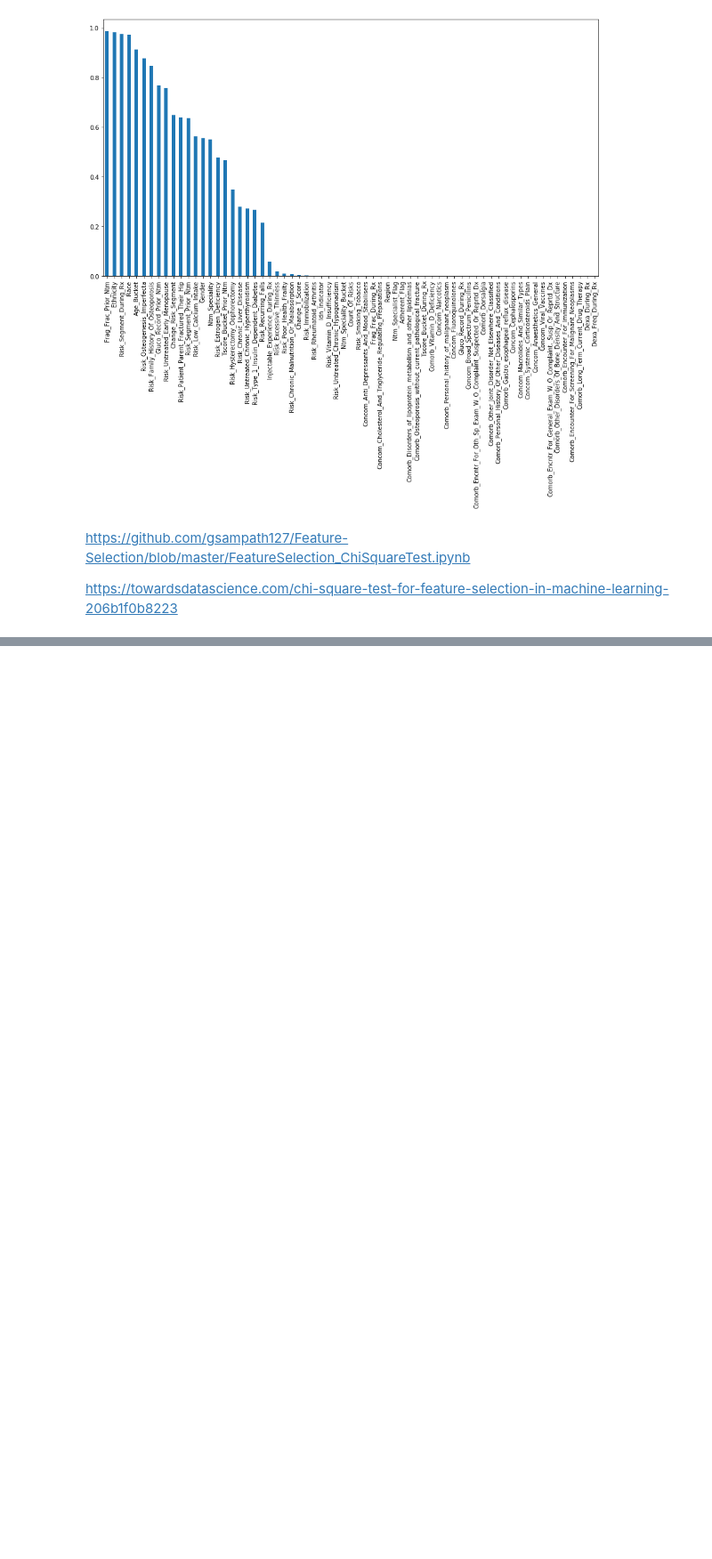
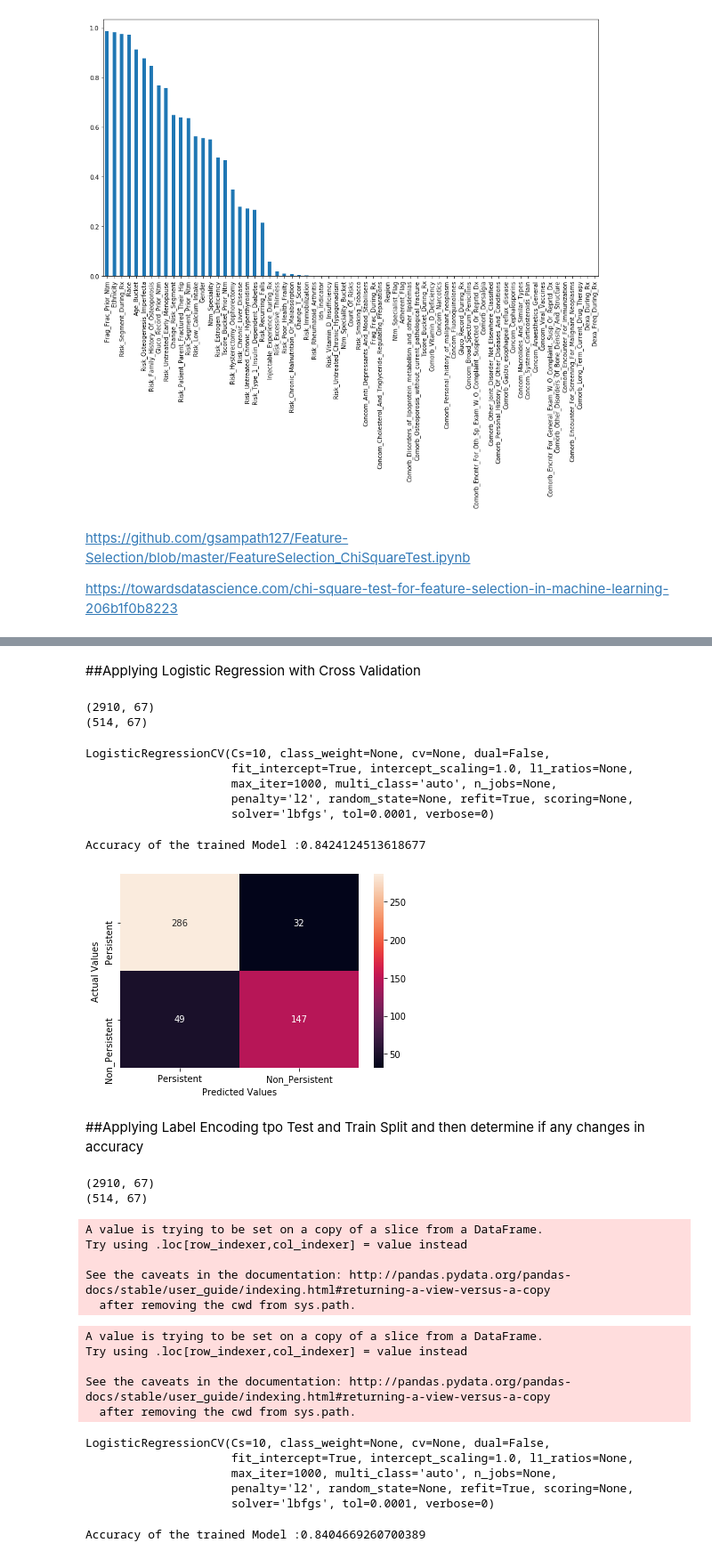
Before and after one commit to plaban1981/Pharmaceutical-Classification, a Jupyter notebook: Pharma_Classification.ipynb, the cells around one changed output, grey strips where cells are left out. Shown at 89% size. Cells and saved outputs as stored; diff of their text form; code cells hidden in the pictures; blank space fills up the shorter version.

```diff
--- a/Pharma_Classification.ipynb
+++ b/Pharma_Classification.ipynb
@@ -156,0 +469,2 @@ dtype: float64
+# %% [markdown]
+##Applying Logistic Regression  with Cross Validation
@@ -156,0 +477,36 @@ dtype: float64
+# %%
+label_encoder = LabelEncoder()
+for col in X.columns:
+  X[col] = label_encoder.fit_transform(X[col])
+# %%
+from sklearn.model_selection import train_test_split
+X_train,X_test,y_train,y_test = train_test_split(X,Y,test_size=0.15,random_state=1)
+print(X_train.shape)
+print(X_test.shape)
+# %% [output]
+(2910, 67)
+(514, 67)
+# %%
+lr_cv.fit(X_train,y_train)
+# %% [output]
+LogisticRegressionCV(Cs=10, class_weight=None, cv=None, dual=False,
+                     fit_intercept=True, intercept_scaling=1.0, l1_ratios=None,
+                     max_iter=1000, multi_class='auto', n_jobs=None,
+                     penalty='l2', random_state=None, refit=True, scoring=None,
+                     solver='lbfgs', tol=0.0001, verbose=0)
+# %%
+y_pred = lr_cv.predict(X_test)
+# %%
+print(f'Accuracy of the trained Model :{accuracy_score(y_pred,y_test)}')
+# %% [output]
+Accuracy of the trained Model :0.8424124513618677
+# %%
+cm = confusion_matrix(y_test,y_pred)
+sns.heatmap(cm,annot=True,fmt='g',xticklabels=['Persistent','Non_Persistent'],yticklabels=['Persistent','Non_Persistent'])
+plt.xlabel('Predicted Values')
+plt.ylabel('Actual Values')
+plt.show()
+# %% [output]
+[figure, added]
+# %% [markdown]
+##Applying Label Encoding tpo Test and Train Split and then determine if any changes in accuracy
@@ -156,0 +516,38 @@ dtype: float64
+# %%
+from sklearn.model_selection import train_test_split
+X_train,X_test,y_train,y_test = train_test_split(X,Y,test_size=0.15,random_state=1)
+print(X_train.shape)
+print(X_test.shape)
+# %% [output]
+(2910, 67)
+(514, 67)
+# %%
+label_encoder = LabelEncoder()
+for col in X_train.columns:
+  label_encoder.fit(X_train[col])
+  X_train[col] = label_encoder.transform(X_train[col])
+# %% [output]
+A value is trying to be set on a copy of a slice from a DataFrame.
+Try using .loc[row_indexer,col_indexer] = value instead
+
+See the caveats in the documentation: http://pandas.pydata.org/pandas-docs/stable/user_guide/indexing.html#returning-a-view-versus-a-copy
+  after removing the cwd from sys.path.
+# %%
+label_encoder = LabelEncoder()
+for col in X_test.columns:
+  label_encoder.fit(X_test[col])
+  X_test[col] = label_encoder.transform(X_test[col])
+# %% [output]
+A value is trying to be set on a copy of a slice from a DataFrame.
+Try using .loc[row_indexer,col_indexer] = value instead
+
+See the caveats in the documentation: http://pandas.pydata.org/pandas-docs/stable/user_guide/indexing.html#returning-a-view-versus-a-copy
+  after removing the cwd from sys.path.
+# %%
+lr_cv.fit(X_train,y_train)
+# %% [output]
+LogisticRegressionCV(Cs=10, class_weight=None, cv=None, dual=False,
+                     fit_intercept=True, intercept_scaling=1.0, l1_ratios=None,
+                     max_iter=1000, multi_class='auto', n_jobs=None,
+                     penalty='l2', random_state=None, refit=True, scoring=None,
+                     solver='lbfgs', tol=0.0001, verbose=0)
@@ -156,0 +556,4 @@ dtype: float64
+# %%
+print(f'Accuracy of the trained Model :{accuracy_score(y_pred,y_test)}')
+# %% [output]
+Accuracy of the trained Model :0.8404669260700389
```
Also changed, not shown: parts of 68 cells of this notebook.
